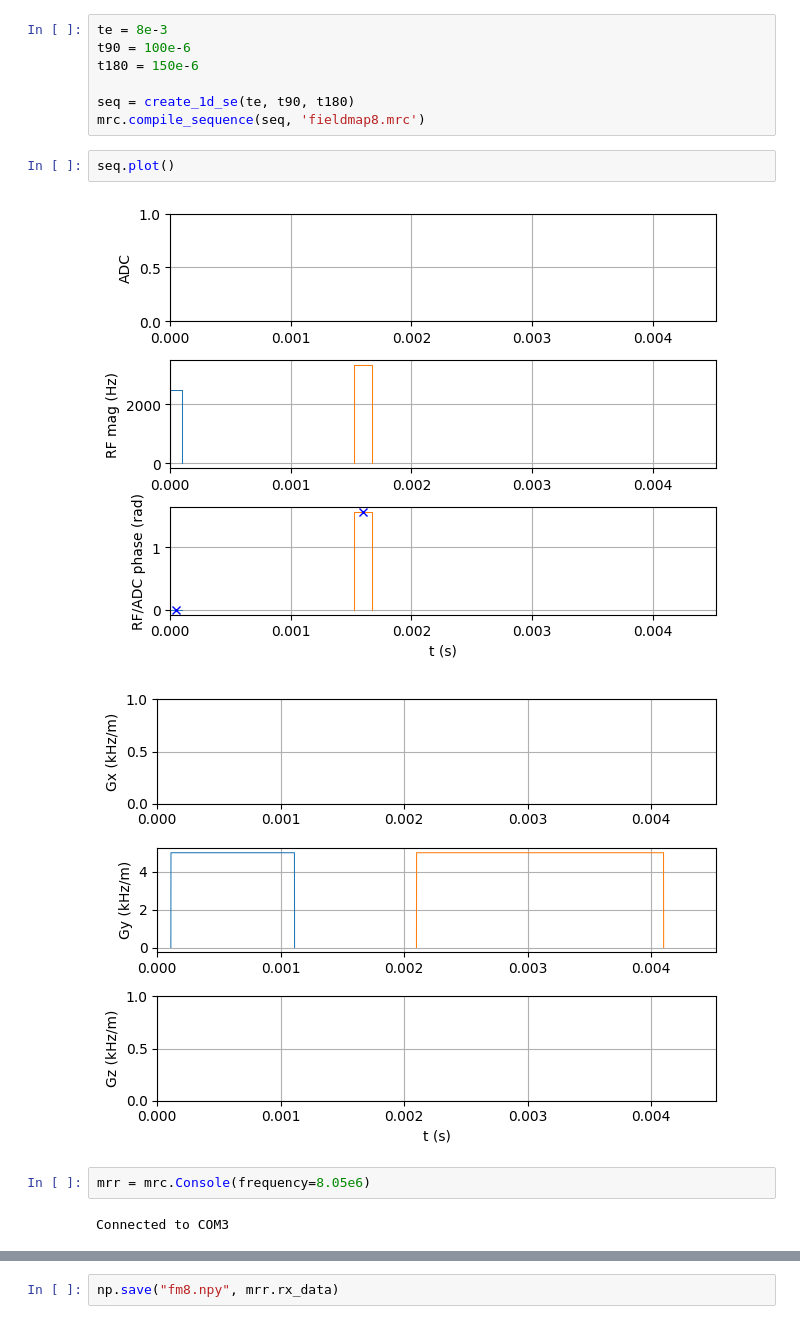
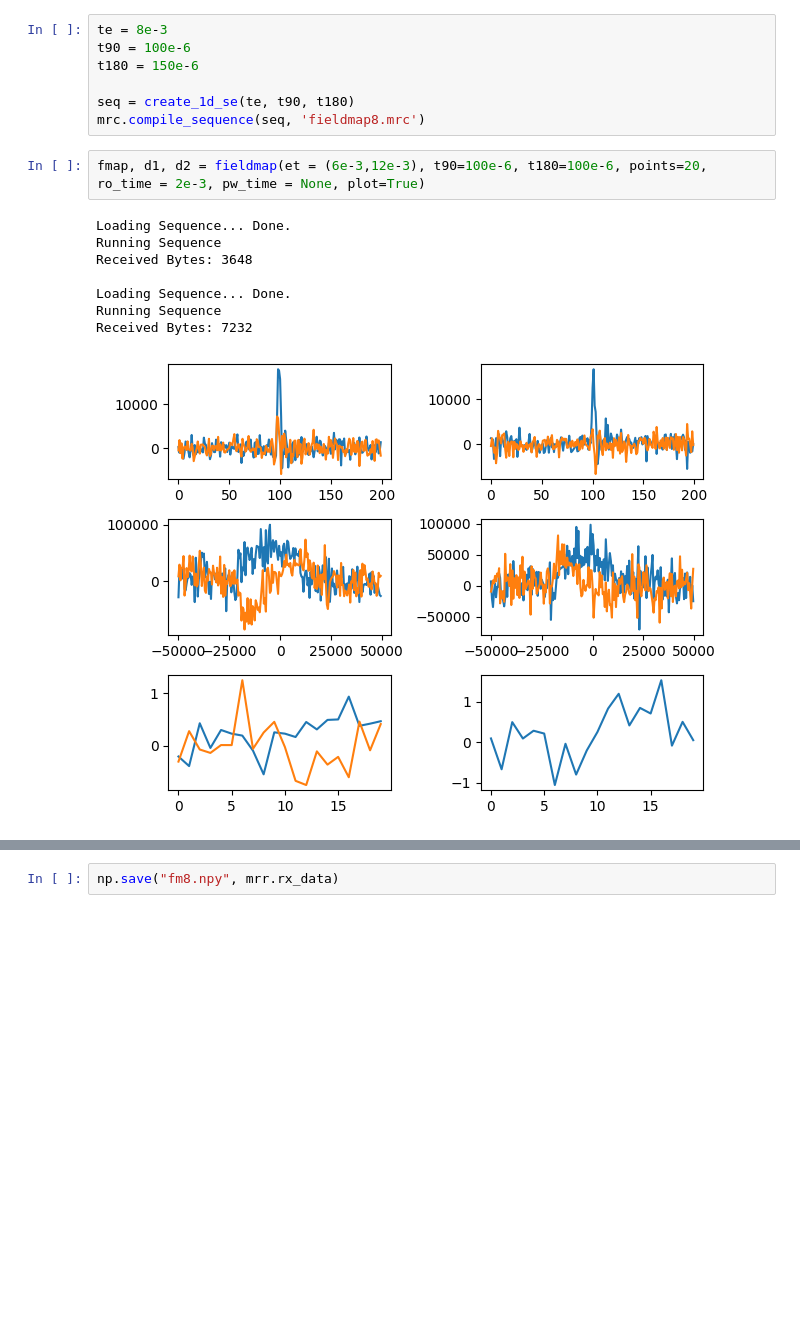
Before and after one commit to hansgaensbauer/ThermalShims, a Jupyter notebook: Flow Shims/Fieldmap/FieldMap.ipynb, the cells around one changed output, grey strips where cells are left out. Cells and saved outputs as stored; diff of their text form; blank space fills up the shorter version.

Commit message:
Single function fieldmapping

```diff
--- a/Flow Shims/Fieldmap/FieldMap.ipynb
+++ b/Flow Shims/Fieldmap/FieldMap.ipynb
@@ -46,12 +104,14 @@ t180 = 150e-6
 
 seq = create_1d_se(te, t90, t180)
 mrc.compile_sequence(seq, 'fieldmap8.mrc')
-# %%
-seq.plot()
-# %% [output]
-[figure, removed]
-[figure, removed]
 # %%
-mrr = mrc.Console(frequency=8.05e6)
+fmap, d1, d2 = fieldmap(et = (6e-3,12e-3), t90=100e-6, t180=100e-6, points=20, ro_time = 2e-3, pw_time = None, plot=True)
 # %% [output]
-Connected to COM3
+Loading Sequence... Done.
+Running Sequence
+Received Bytes: 3648
+
+Loading Sequence... Done.
+Running Sequence
+Received Bytes: 7232
+[figure, added]
```
Also changed, not shown: parts of 8 cells of this notebook, 4 other files.
